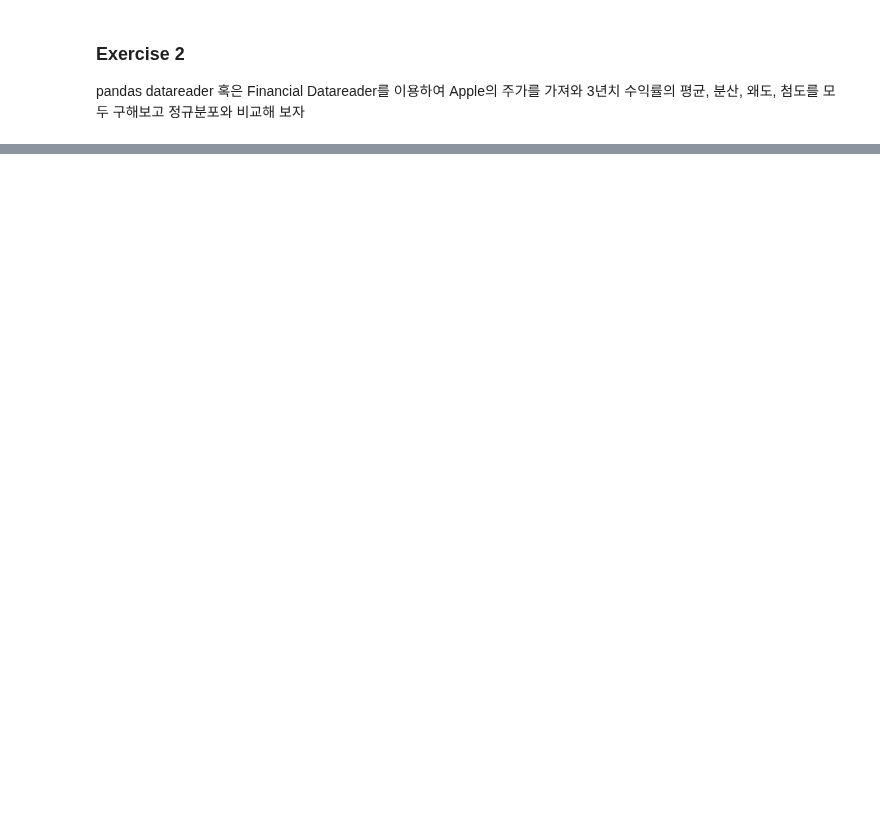
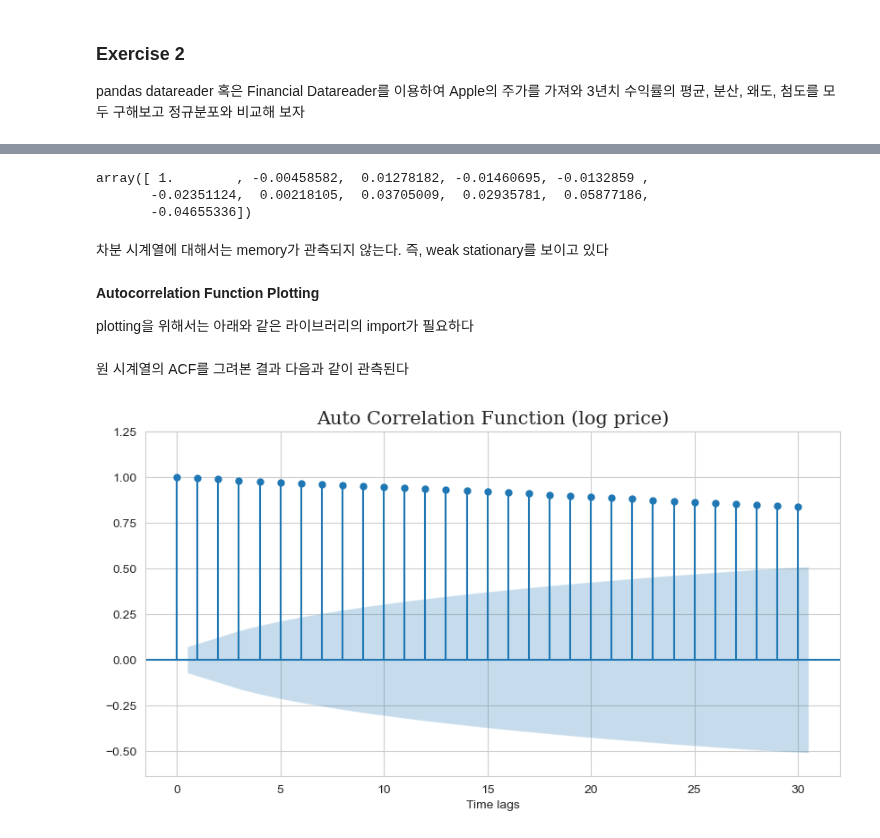
Before and after one commit to Tommylee1013/QUANTIFI, a Jupyter notebook: Week 04/Stationarity & Basic Concepts of Time Series.ipynb, the cells around one changed output, grey strips where cells are left out. Drawn from its saved outputs; the diff is of its cells as text; code cells hidden in the pictures; blank space fills up the shorter version.

```diff
--- a/Week 04/Stationarity & Basic Concepts of Time Series.ipynb
+++ b/Week 04/Stationarity & Basic Concepts of Time Series.ipynb
@@ -188,0 +233,13 @@ pandas datareader 혹은 Financial Datareader를 이용하여 Apple의 주가를
+# %%
+atcf_qs = stattools.acf(ret.dropna(), nlags = n_lags, qstat = True)
+atcf_qs[0]
+# %% [output]
+array([ 1.        , -0.00458582,  0.01278182, -0.01460695, -0.0132859 ,
+       -0.02351124,  0.00218105,  0.03705009,  0.02935781,  0.05877186,
+       -0.04655336])
+# %% [markdown]
+차분 시계열에 대해서는 memory가 관측되지 않는다. 즉, weak stationary를 보이고 있다
+# %% [markdown]
+**Autocorrelation Function Plotting**
+
+plotting을 위해서는 아래와 같은 라이브러리의 import가 필요하다
@@ -188,0 +249,10 @@ pandas datareader 혹은 Financial Datareader를 이용하여 Apple의 주가를
+# %% [markdown]
+원 시계열의 ACF를 그려본 결과 다음과 같이 관측된다
+# %%
+fig, ax = plt.subplots(figsize=(10, 5))
+plot_acf(np.log(samsung.Close), auto_ylims = True, lags = 30, ax = ax)
+plt.xlabel('Time lags', fontsize = 10)
+plt.title('Auto Correlation Function (log price)', fontsize = 15, fontfamily = 'Serif')
+plt.show()
+# %% [output]
+[figure, added]
```
Also changed, not shown: parts of 13 cells of this notebook.
